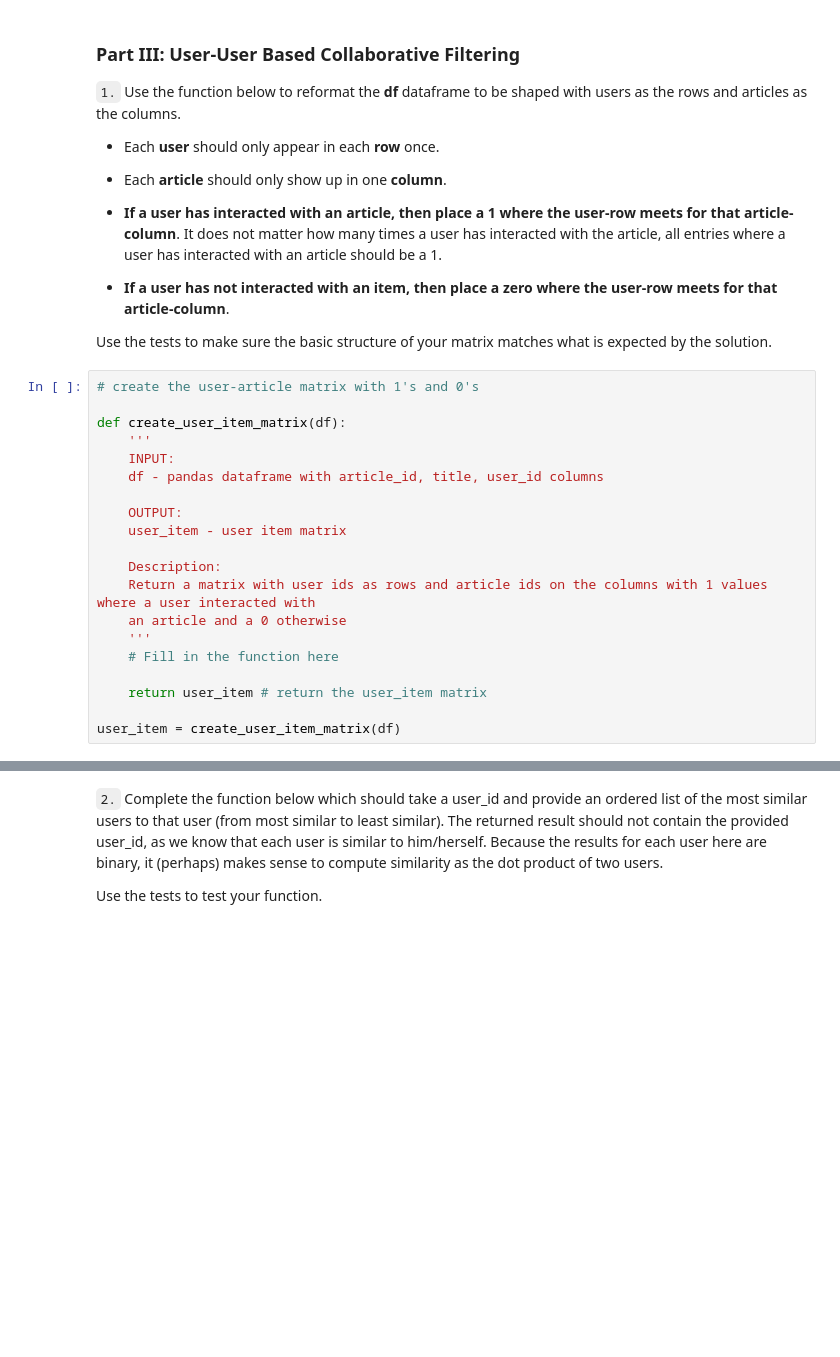
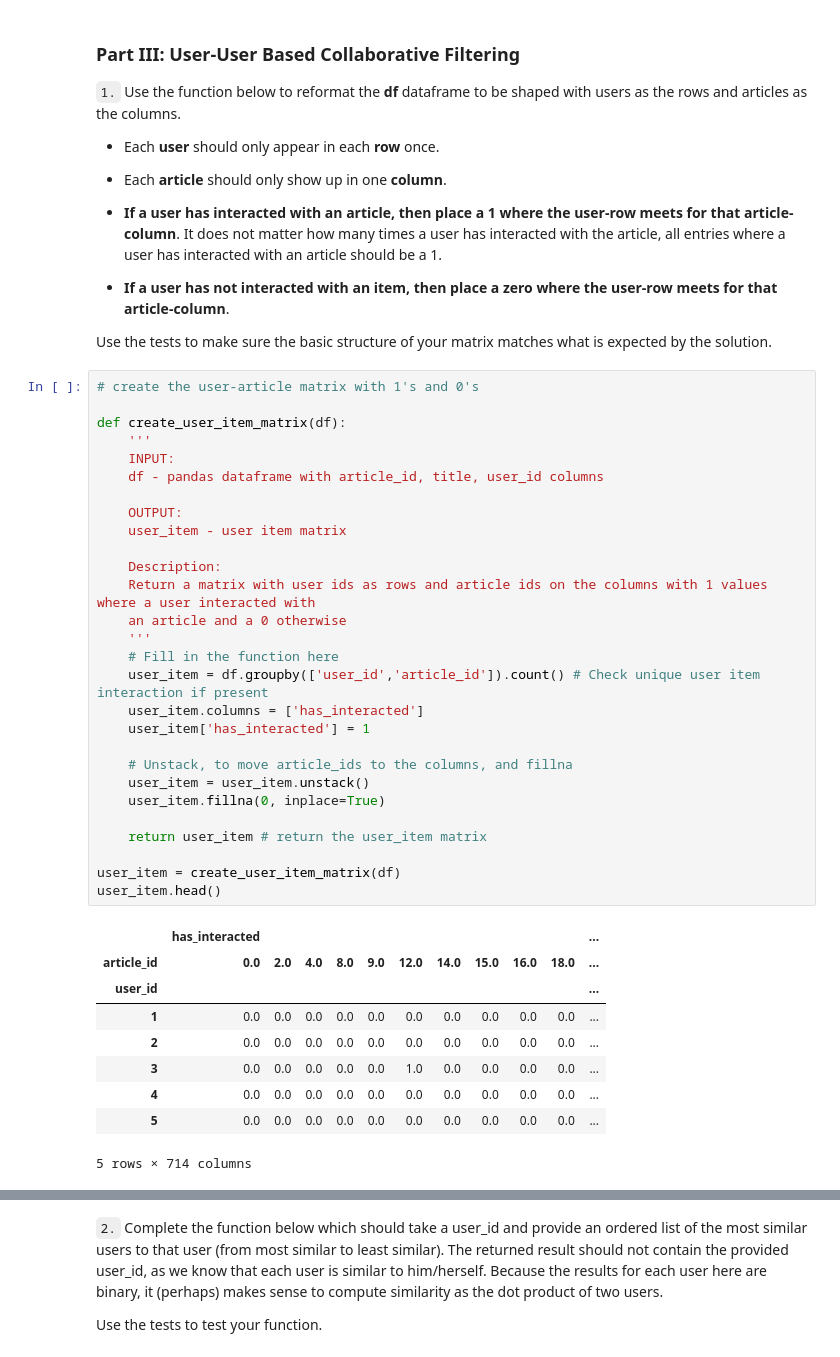
Before and after one commit to Sawy89/Corsi, a Jupyter notebook: DSND/RecommendationWithIBM/Recommendations_with_IBM.ipynb, the cells around one changed output, grey strips where cells are left out. Drawn from its saved outputs; the diff is of its cells as text; blank space fills up the shorter version.

Commit message:
Part III: User-User Based Collaborative Filtering

```diff
--- a/DSND/RecommendationWithIBM/Recommendations_with_IBM.ipynb
+++ b/DSND/RecommendationWithIBM/Recommendations_with_IBM.ipynb
@@ -305,23 +296,41 @@ Use the tests to make sure the basic structure of your matrix matches what is ex
 # %%
 # create the user-article matrix with 1's and 0's
 
 def create_user_item_matrix(df):
     '''
     INPUT:
     df - pandas dataframe with article_id, title, user_id columns
 
     OUTPUT:
     user_item - user item matrix
 
     Description:
     Return a matrix with user ids as rows and article ids on the columns with 1 values where a user interacted with
     an article and a 0 otherwise
     '''
     # Fill in the function here
+    user_item = df.groupby(['user_id','article_id']).count() # Check unique user item interaction if present
+    user_item.columns = ['has_interacted']
+    user_item['has_interacted'] = 1
+
+    # Unstack, to move article_ids to the columns, and fillna
+    user_item = user_item.unstack()
+    user_item.fillna(0, inplace=True)
 
     return user_item # return the user_item matrix
 
 user_item = create_user_item_matrix(df)
+user_item.head()
+# %% [output]
+|  | has_interacted |  |  |  |  |  |  |  |  |  | ... |
+| article_id | 0.0 | 2.0 | 4.0 | 8.0 | 9.0 | 12.0 | 14.0 | 15.0 | 16.0 | 18.0 | ... |
+| user_id |  |  |  |  |  |  |  |  |  |  | ... |
+| 1 | 0.0 | 0.0 | 0.0 | 0.0 | 0.0 | 0.0 | 0.0 | 0.0 | 0.0 | 0.0 | ... |
+| 2 | 0.0 | 0.0 | 0.0 | 0.0 | 0.0 | 0.0 | 0.0 | 0.0 | 0.0 | 0.0 | ... |
+| 3 | 0.0 | 0.0 | 0.0 | 0.0 | 0.0 | 1.0 | 0.0 | 0.0 | 0.0 | 0.0 | ... |
+| 4 | 0.0 | 0.0 | 0.0 | 0.0 | 0.0 | 0.0 | 0.0 | 0.0 | 0.0 | 0.0 | ... |
+| 5 | 0.0 | 0.0 | 0.0 | 0.0 | 0.0 | 0.0 | 0.0 | 0.0 | 0.0 | 0.0 | ... |
+5 rows × 714 columns
 # %%
 ## Tests: You should just need to run this cell.  Don't change the code.
 assert user_item.shape[0] == 5149, "Oops!  The number of users in the user-article matrix doesn't look right."
```
Also changed, not shown: parts of 17 cells of this notebook.
